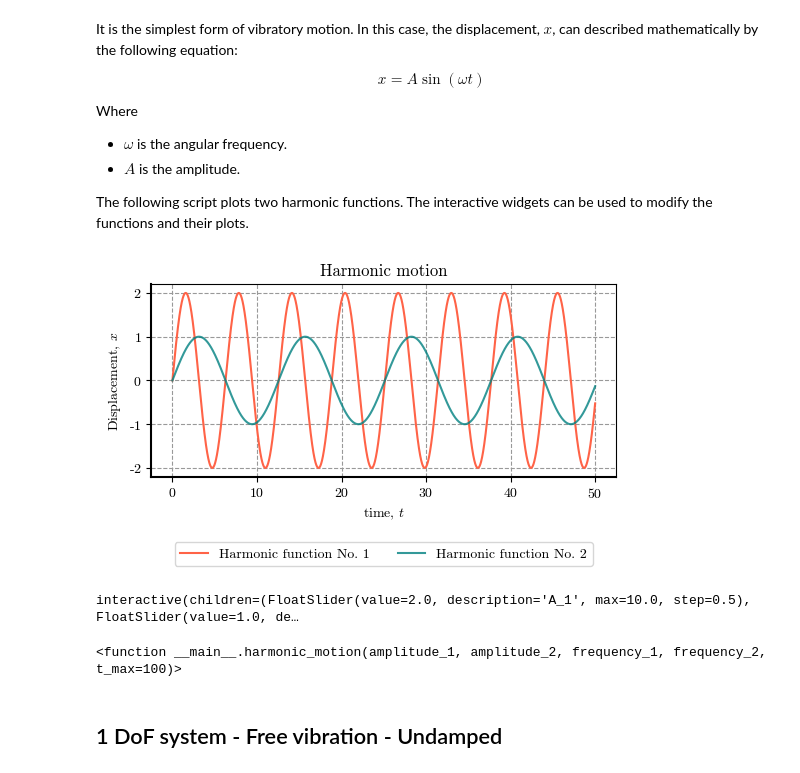
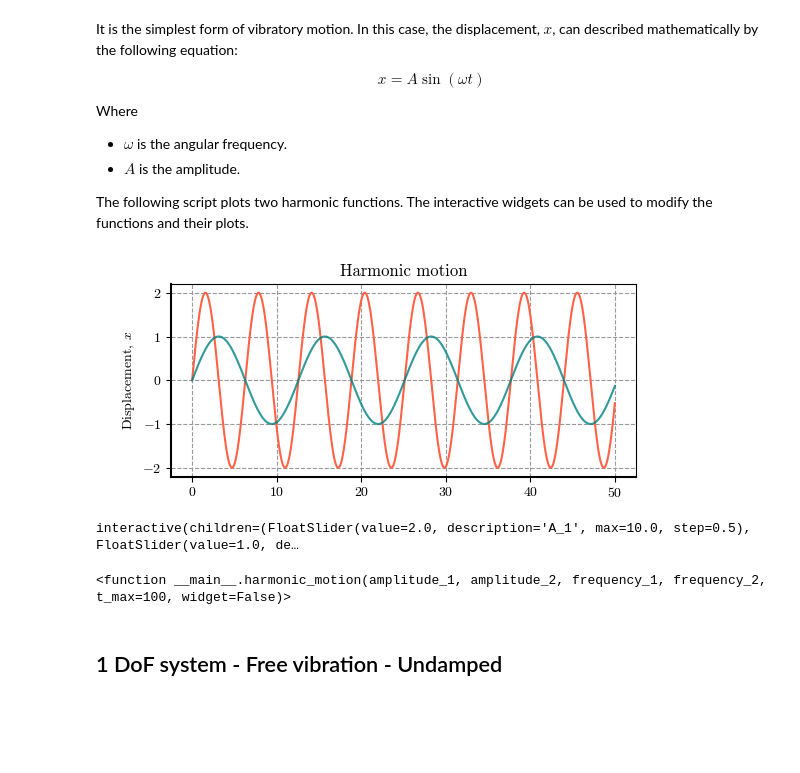
Before and after one commit to eamontoyaa/dinamica_de_suelos_EAFIT, a Jupyter notebook: notebooks/vibrations_theory.ipynb, the cells around one changed output. Saved outputs shown, nothing was run; the diff lists cells and outputs as text; code cells hidden in the pictures; blank space fills up the shorter version.

Commit message:
Update setup for plots

```diff
--- a/notebooks/vibrations_theory.ipynb
+++ b/notebooks/vibrations_theory.ipynb
@@ -9,17 +11,26 @@ This notebook can be interactively run in [Google - Colab](https://colab.researc
 import numpy as np
 import matplotlib.pyplot as plt
 import matplotlib as mpl
-from ipywidgets import interact, widgets
+from ipywidgets import interact, widgets, fixed
+from IPython import get_ipython
+from IPython.display import display, clear_output
 
-plt.style.use("default")
+if 'google.colab' in str(get_ipython()):
+    %pip install ipympl &> ~/pip-log.txt
+    from google.colab import output
+    output.enable_custom_widget_manager()
+
+%matplotlib widget
+
 mpl.rcParams.update(
     {
+        # 'figure.dpi': 300,
+        'interactive': False,
         "text.usetex": False,  # Use mathtext, not LaTeX
-        "font.family": "serif",  # Use the Computer modern font
-        "font.serif": "cmr10",
+        "font.family": "cmr10",  # Use the Computer modern font
         "mathtext.fontset": "cm",
         "axes.formatter.use_mathtext": True,
-        "axes.unicode_minus": False
+        "axes.unicode_minus": False,
     }
 )
 # %% [markdown]
@@ -38,28 +49,30 @@ Where
 The following script plots two harmonic functions. The interactive widgets can be used to modify the functions and their plots.
 # %%
 def harmonic_motion(
-    amplitude_1, amplitude_2, frequency_1, frequency_2, t_max=100
+    amplitude_1, amplitude_2, frequency_1, frequency_2, t_max=100, widget=False
 ):
     # Motion function
     t = np.linspace(0, t_max, int(t_max * 100))
     x_1 = amplitude_1 * np.sin(frequency_1 * t)
     x_2 = amplitude_2 * np.sin(frequency_2 * t)
     # Plot
     fig, ax = plt.subplots(ncols=1, nrows=1, figsize=[6, 2.5])
     ax.plot(t, x_1, color="tomato", label="Harmonic function No. 1")
     ax.plot(t, x_2, color="teal", label="Harmonic function No. 2", alpha=0.8)
     ax.set(xlabel="time, $t$", ylabel="Displacement, $x$")
     ax.set_title("Harmonic motion")
     ax.spines["bottom"].set_linewidth(1.5)
     ax.spines["left"].set_linewidth(1.5)
     ax.grid(True, which="major", color="#999999", linestyle="--")
     ax.legend(loc='lower center', bbox_to_anchor=(0.5, -0.5), ncol=2)
+    display(fig) if widget else plt.show()
+    return
 
 harmonic_motion(
     amplitude_1=2, amplitude_2=1, frequency_1=1, frequency_2=0.5, t_max=50
 )
 # %% [output]
-[figure, old version]
+[figure, new version]
 # %%
 interact(  # Interactive widgets
     harmonic_motion,
@@ -68,10 +81,11 @@ interact(  # Interactive widgets
     frequency_1=widgets.FloatSlider(value=1, min=0.0001, max=5, step=0.05, description="ω_1"),
     frequency_2=widgets.FloatSlider(value=0.5, min=0.0001, max=5, step=0.05, description="ω_2"),
     t_max=widgets.FloatSlider(value=50, min=0, max=300, step=0.5, description="t"),
+    widget=fixed(True)
 )
 # %% [output]
 interactive(children=(FloatSlider(value=2.0, description='A_1', max=10.0, step=0.5), FloatSlider(value=1.0, de…
-<function __main__.harmonic_motion(amplitude_1, amplitude_2, frequency_1, frequency_2, t_max=100)>
+<function __main__.harmonic_motion(amplitude_1, amplitude_2, frequency_1, frequency_2, t_max=100, widget=False)>
 # %% [markdown]
 ## 1 DoF system - Free vibration - Undamped
 # %% [markdown]
```
Also changed, not shown: parts of 9 cells of this notebook, 6 other files.
